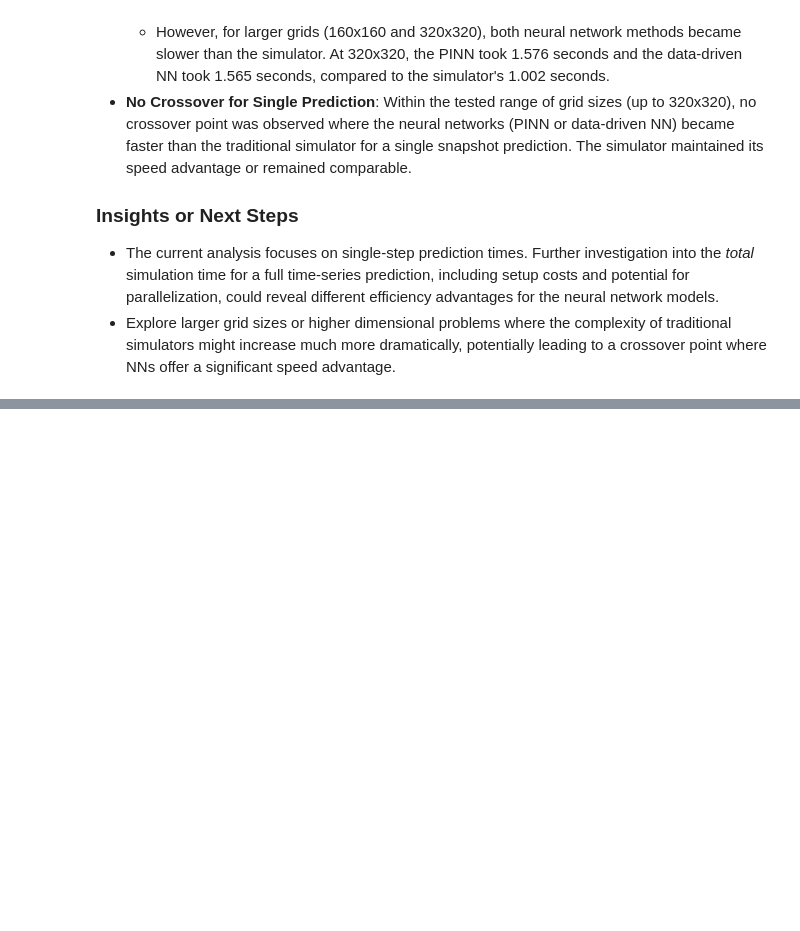
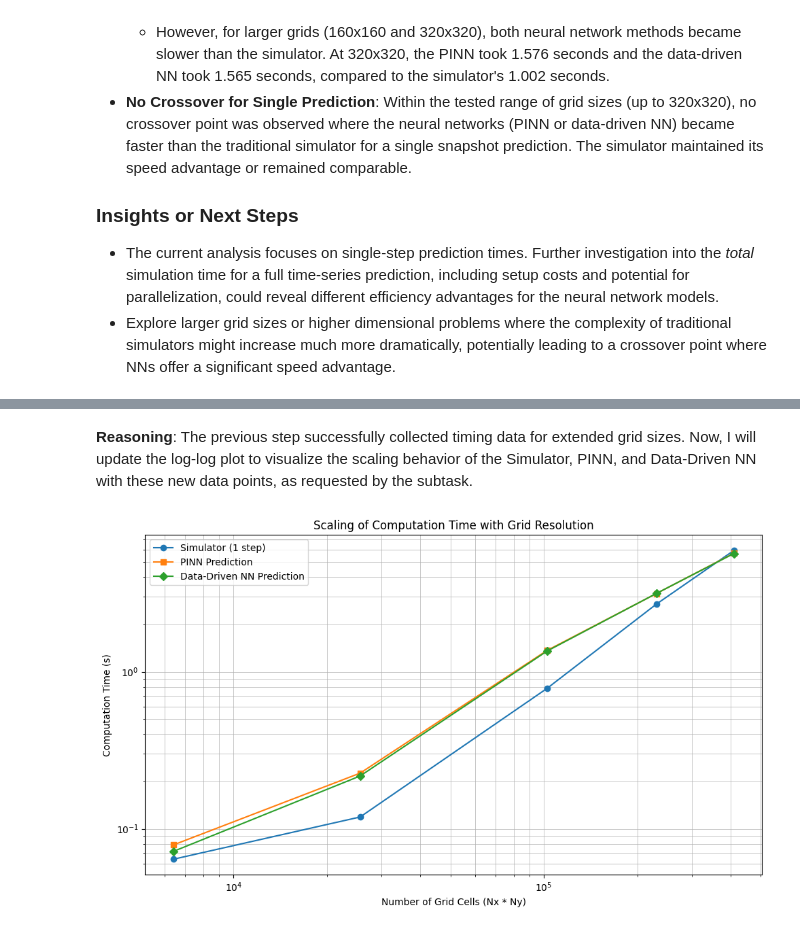
Before and after one commit to omar-mig/Optimisation, a Jupyter notebook: Untitled8.ipynb, the cells around one changed output, grey strips where cells are left out. Drawn from its saved outputs; the diff is of its cells as text; code cells hidden in the pictures; blank space fills up the shorter version.

```diff
--- a/Untitled8.ipynb
+++ b/Untitled8.ipynb
@@ -4552,0 +4903,25 @@ Summarize the comparison between the simulator, PINN, and data-driven NN, highli
+# %%
+grid_sizes = [(80, 80), (160, 160), (320, 320), (480, 480), (640, 640)]
+
+sim_times = []
+pinn_times = []
+nn_times = []
+num_cells = []
+
+print("Starting scaled speed comparison for extended grid sizes...")
+
+for new_Nx, new_Ny in grid_sizes:
+    sim_avg_time, pinn_avg_time, nn_avg_time = compare_speed_at_grid_size(new_Nx, new_Ny)
+
+    sim_times.append(sim_avg_time)
+    pinn_times.append(pinn_avg_time)
+    nn_times.append(nn_avg_time)
+    num_cells.append(new_Nx * new_Ny)
+
+print("\n--- Scaled Speed Comparison Results (Extended Grids) ---")
+print(f"{'Grid Size':<15} | {'Num Cells':<12} | {'Simulator (s)':<15} | {'PINN (s)':<12} | {'NN (s)':<10}")
+print("-" * 78)
+for i in range(len(grid_sizes)):
+    print(f"{f'{grid_sizes[i][0]}x{grid_sizes[i][1]}':<15} | {num_cells[i]:<12} | {sim_times[i]:<15.6f} | {pinn_times[i]:<12.6f} | {nn_times[i]:<10.6f}")
+
+print("Scaled speed comparison for extended grid sizes finished.")
@@ -4552,0 +4946,18 @@ Summarize the comparison between the simulator, PINN, and data-driven NN, highli
+# %% [markdown]
+**Reasoning**:
+The previous step successfully collected timing data for extended grid sizes. Now, I will update the log-log plot to visualize the scaling behavior of the Simulator, PINN, and Data-Driven NN with these new data points, as requested by the subtask.
+# %%
+plt.figure(figsize=(10, 6))
+plt.loglog(num_cells, sim_times, 'o-', label='Simulator (1 step)')
+plt.loglog(num_cells, pinn_times, 's-', label='PINN Prediction')
+plt.loglog(num_cells, nn_times, 'D-', label='Data-Driven NN Prediction')
+
+plt.xlabel('Number of Grid Cells (Nx * Ny)')
+plt.ylabel('Computation Time (s)')
+plt.title('Scaling of Computation Time with Grid Resolution')
+plt.legend()
+plt.grid(True, which="both", ls="-", lw=0.5)
+plt.tight_layout()
+plt.show()
+# %% [output]
+[figure, added]
```
Also changed, not shown: parts of 17 cells of this notebook.
